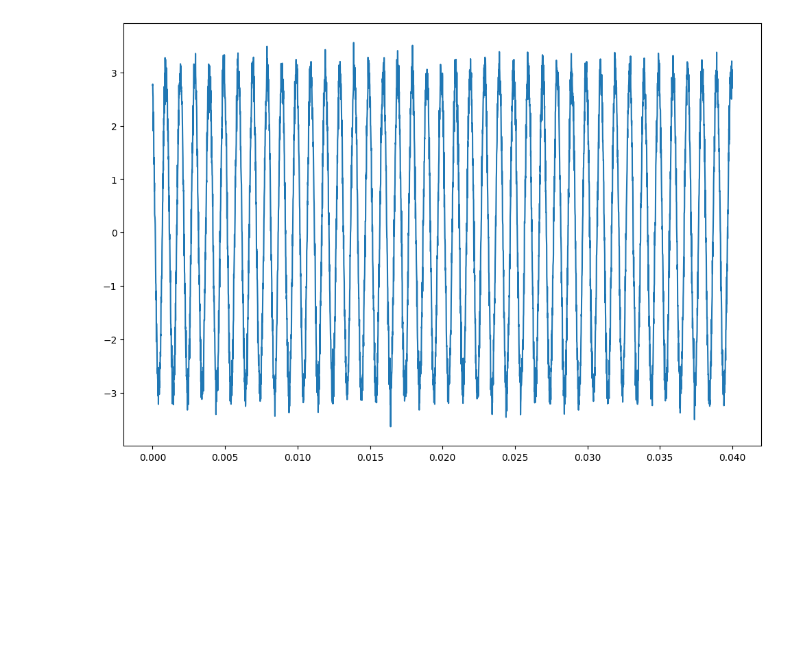
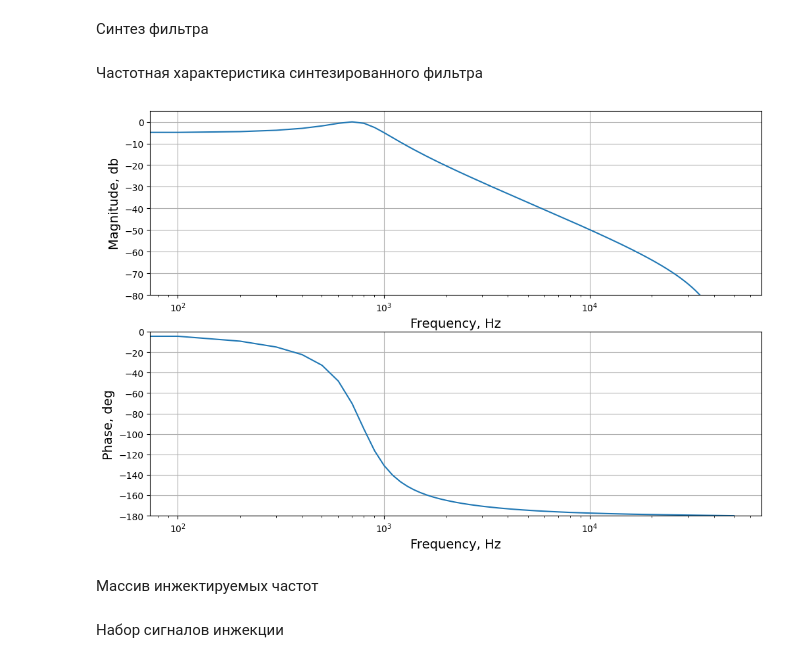
Before and after one commit to romangorbunov91/daub_5_3-int-to-int, a Jupyter notebook: fft_test.ipynb, the cells around one changed output. Saved outputs shown, nothing was run; the diff lists cells and outputs as text; code cells hidden in the pictures; blank space fills up the shorter version.

```diff
--- a/fft_test.ipynb
+++ b/fft_test.ipynb
@@ -21,0 +9,5 @@ def IIR_filter(x, b_coeff, a_coeff):
+# %%
+user_figsize = (12, 6)
+user_frsize = (12,8)
+user_fontsize = 14
+user_ylabel = ['Magnitude, db', 'Phase, deg']
@@ -21,0 +25,33 @@ def IIR_filter(x, b_coeff, a_coeff):
+# %% [markdown]
+Синтез фильтра
+# %%
+# Crossover frequency.
+fc = 1e3
+
+filter_order = 2
+filter_mag = 5
+
+b, a = cheby1(filter_order, filter_mag, fc/(F_SAMPLE/2), btype='low')
+# %% [markdown]
+Частотная характеристика синтезированного фильтра
+# %%
+freq_graph = np.linspace(0, F_SAMPLE/2, N_FFT//2)
+
+_, h = freqz(b, a, worN=N_FFT//2)
+filter_abs_phase = [20*np.log10(np.abs(h)), np.unwrap(np.angle(h))*180/np.pi]
+
+user_ylim = [[-80, 5], [-180, 0]]
+
+fig, axes = plt.subplots(nrows=2, ncols=1, figsize=user_frsize)
+for ax, plot_var, ylim, ylable in zip(axes, filter_abs_phase, user_ylim, user_ylabel):
+    ax.plot(freq_graph, plot_var)
+    ax.set_xscale('log')
+    ax.set_xlabel('Frequency, Hz', fontsize=user_fontsize)
+    ax.set_ylim(ylim)
+    ax.set_ylabel(ylable, fontsize=user_fontsize)
+    ax.grid(True)
+plt.show()
+# %% [output]
+[figure, added]
+# %% [markdown]
+Массив инжектируемых частот
@@ -22,27 +61,12 @@ def IIR_filter(x, b_coeff, a_coeff):
+# %% [markdown]
+Набор сигналов инжекции
 # %%
+t = np.linspace(0, T_FULL-T_SAMPLE, N_POINT)
+
 Xm = 3
 phi_x = np.pi/6
+NOISE_MAG = 0.01 * Xm
 
-freq_inj = 1e3
-F_SAMPLE = 100e3
-T_SAMPLE = 1/F_SAMPLE
-
-F_LOW = 100
-H_WINDOW = 1 / F_LOW
-
-T_FULL = 4*H_WINDOW
-
-N_POINT = int(T_FULL/T_SAMPLE+0.5)
-N_FFT = int(H_WINDOW/T_SAMPLE+0.5)
-
-
-t = np.linspace(0, T_FULL, N_POINT)
-x = Xm * np.cos(2*np.pi*freq_inj*t + phi_x) + np.random.normal(0, 0.2, N_POINT)
-
-user_figsize=(12, 8)
-
-plt.figure(figsize=user_figsize)
-plt.plot(t,x)
-plt.show()
+x = np.empty((N_FREQ,), dtype=object)
+for k, f in enumerate(freq):
+    x[k] = Xm * np.cos(2*np.pi*f*t + phi_x) + np.random.normal(0, NOISE_MAG, N_POINT)
-# %% [output]
-[figure, removed]
```
Also changed, not shown: parts of 19 cells of this notebook.
